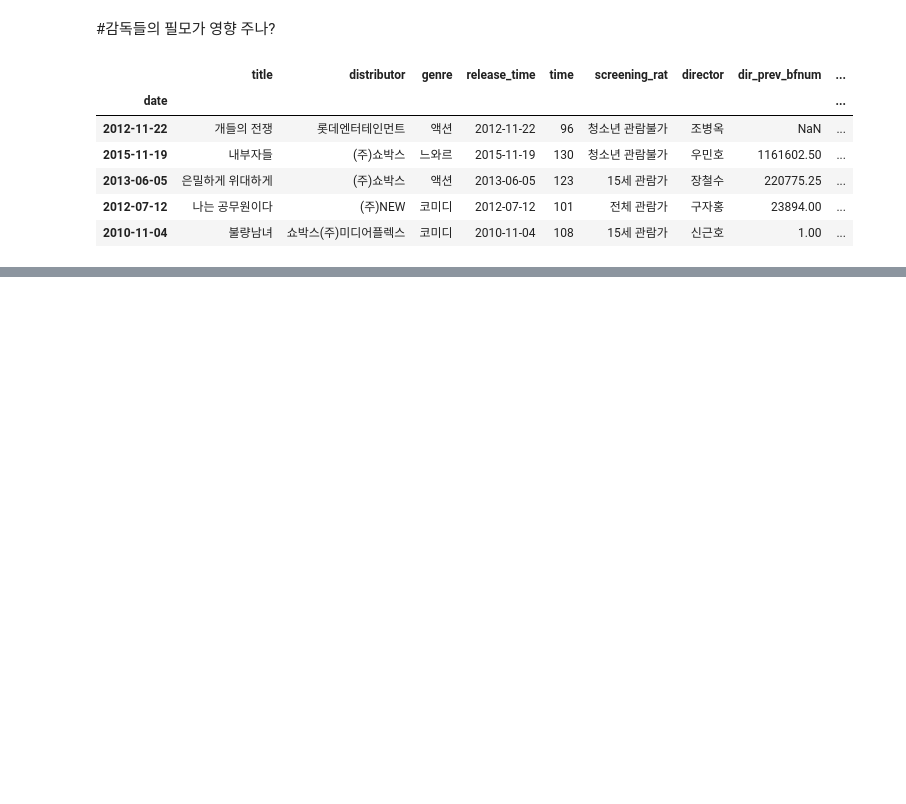
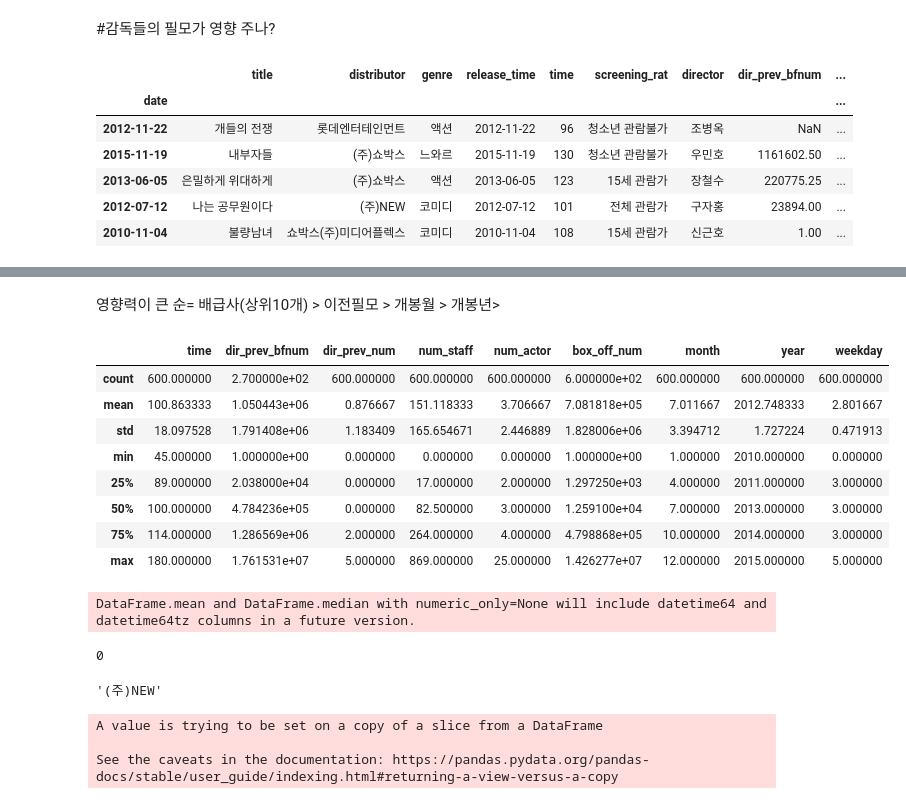
Before and after one commit to chunbo777/dacon_prac, a Jupyter notebook: 영화예측.ipynb, the cells around one changed output, grey strips where cells are left out. Drawn from its saved outputs; the diff is of its cells as text; code cells hidden in the pictures; blank space fills up the shorter version.

```diff
--- a/영화예측.ipynb
+++ b/영화예측.ipynb
@@ -133,4 +133,6 @@ train.head()
 | 2013-06-05 | 은밀하게 위대하게 | (주)쇼박스 | 액션 | 2013-06-05 | 123 | 15세 관람가 | 장철수 | 220775.25 | ... |
 | 2012-07-12 | 나는 공무원이다 | (주)NEW | 코미디 | 2012-07-12 | 101 | 전체 관람가 | 구자홍 | 23894.00 | ... |
 | 2010-11-04 | 불량남녀 | 쇼박스(주)미디어플렉스 | 코미디 | 2010-11-04 | 108 | 15세 관람가 | 신근호 | 1.00 | ... |
+# %%
+train["day"] = pd.DatetimeIndex(train["release_time"], yearfirst =True)
 # %%
@@ -230,0 +247,22 @@ fig.show()
+# %% [markdown]
+영향력이 큰 순= 배급사(상위10개) > 이전필모 > 개봉월 > 개봉년>
+# %%
+train.describe()
+# %% [output]
+|  | time | dir_prev_bfnum | dir_prev_num | num_staff | num_actor | box_off_num | month | year | weekday |
+| count | 600.000000 | 2.700000e+02 | 600.000000 | 600.000000 | 600.000000 | 6.000000e+02 | 600.000000 | 600.000000 | 600.000000 |
+| mean | 100.863333 | 1.050443e+06 | 0.876667 | 151.118333 | 3.706667 | 7.081818e+05 | 7.011667 | 2012.748333 | 2.801667 |
+| std | 18.097528 | 1.791408e+06 | 1.183409 | 165.654671 | 2.446889 | 1.828006e+06 | 3.394712 | 1.727224 | 0.471913 |
+| min | 45.000000 | 1.000000e+00 | 0.000000 | 0.000000 | 0.000000 | 1.000000e+00 | 1.000000 | 2010.000000 | 0.000000 |
+| 25% | 89.000000 | 2.038000e+04 | 0.000000 | 17.000000 | 2.000000 | 1.297250e+03 | 4.000000 | 2011.000000 | 3.000000 |
+| 50% | 100.000000 | 4.784236e+05 | 0.000000 | 82.500000 | 3.000000 | 1.259100e+04 | 7.000000 | 2013.000000 | 3.000000 |
+| 75% | 114.000000 | 1.286569e+06 | 2.000000 | 264.000000 | 4.000000 | 4.798868e+05 | 10.000000 | 2014.000000 | 3.000000 |
+| max | 180.000000 | 1.761531e+07 | 5.000000 | 869.000000 | 25.000000 | 1.426277e+07 | 12.000000 | 2015.000000 | 5.000000 |
+# %%
+train_filled = train.fillna(train.mean())
+# %% [output]
+DataFrame.mean and DataFrame.median with numeric_only=None will include datetime64 and datetime64tz columns in a future version.
+# %%
+train.duplicated().sum()
+# %% [output]
+0
@@ -230,0 +276,12 @@ fig.show()
+# %%
+train_filled["distributor"][3]
+# %% [output]
+'(주)NEW'
+# %%
+for i, t in enumerate(train_filled["distributor"]):
+    if t not in list(core_distributors.index):
+        train_filled["distributor"][i] = "기타"
+# %% [output]
+A value is trying to be set on a copy of a slice from a DataFrame
+
+See the caveats in the documentation: https://pandas.pydata.org/pandas-docs/stable/user_guide/indexing.html#returning-a-view-versus-a-copy
```
Also changed, not shown: parts of 12 cells of this notebook.
